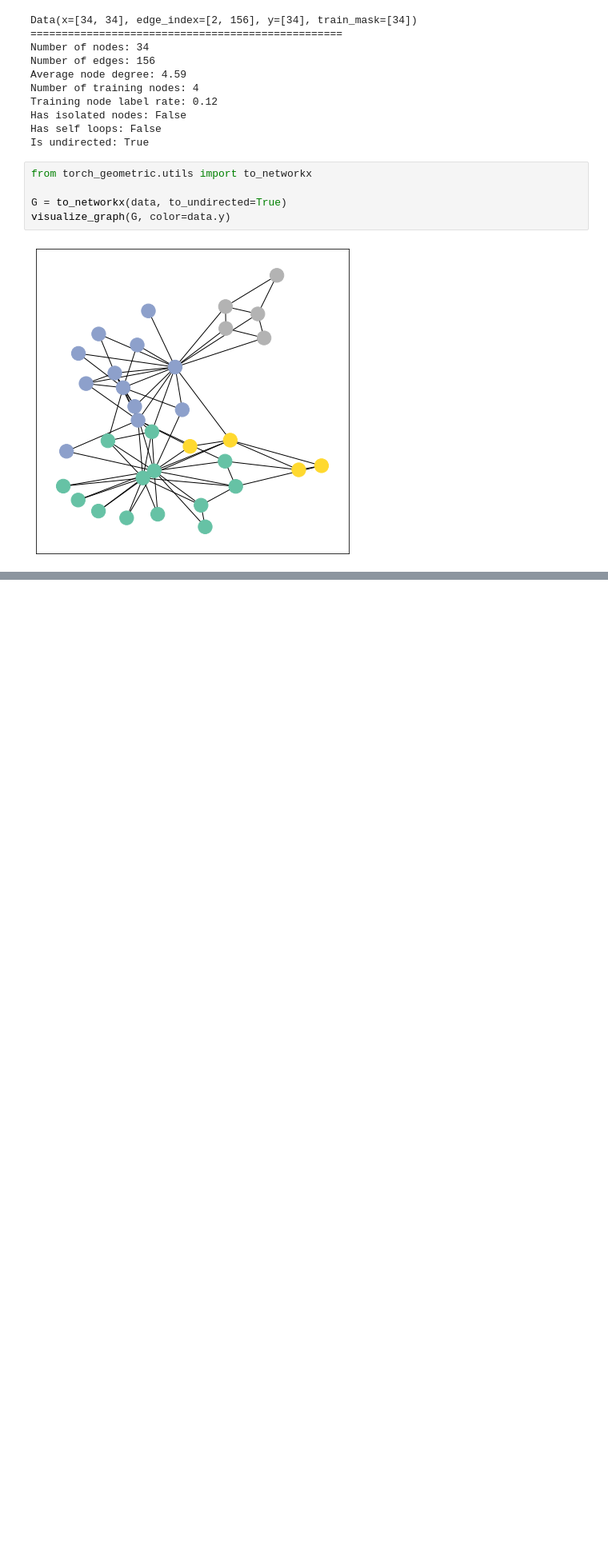
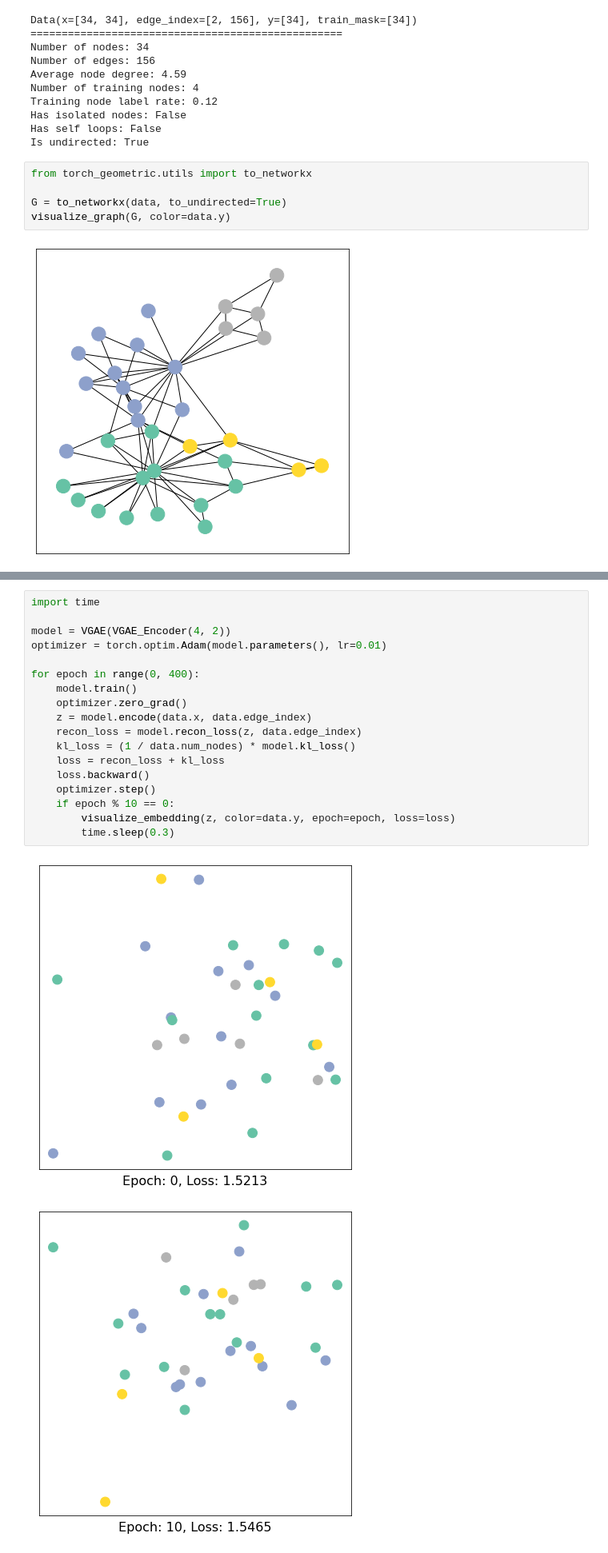
Before and after one commit to toami-ryo/GNN, a Jupyter notebook: VGAE.ipynb, the cells around one changed output, grey strips where cells are left out. Shown at 80% size. Cells and saved outputs as stored; diff of their text form; blank space fills up the shorter version.

```diff
--- a/VGAE.ipynb
+++ b/VGAE.ipynb
@@ -74,0 +134,21 @@ visualize_graph(G, color=data.y)
+# %%
+import time
+
+model = VGAE(VGAE_Encoder(4, 2))
+optimizer = torch.optim.Adam(model.parameters(), lr=0.01)
+
+for epoch in range(0, 400):
+    model.train()
+    optimizer.zero_grad()
+    z = model.encode(data.x, data.edge_index)
+    recon_loss = model.recon_loss(z, data.edge_index)
+    kl_loss = (1 / data.num_nodes) * model.kl_loss()
+    loss = recon_loss + kl_loss
+    loss.backward()
+    optimizer.step()
+    if epoch % 10 == 0:
+        visualize_embedding(z, color=data.y, epoch=epoch, loss=loss)
+        time.sleep(0.3)
+# %% [output]
+[figure, added]
+[figure, added]
```
Also changed, not shown: parts of 15 cells of this notebook.
